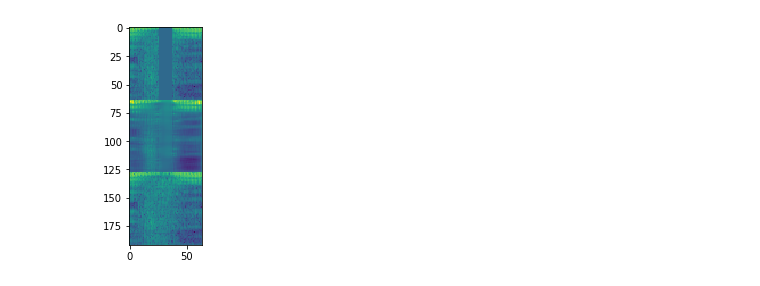
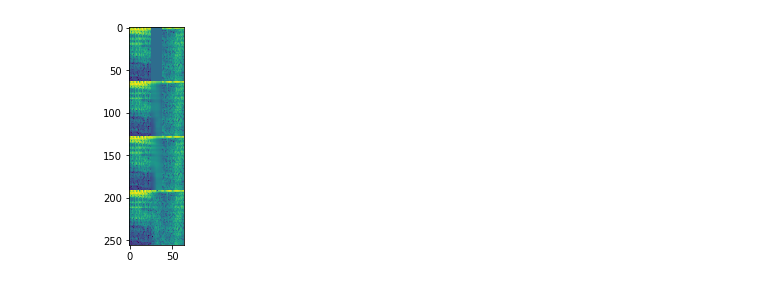
Before and after one commit to iamhectorotero/generative-audio-inpainting, a Jupyter notebook: plotting_pix2pix_losses.ipynb, the cells around one changed output. Saved outputs shown, nothing was run; the diff lists cells and outputs as text; code cells hidden in the pictures.

```diff
--- a/plotting_pix2pix_losses.ipynb
+++ b/plotting_pix2pix_losses.ipynb
@@ -9,7 +9,7 @@ import numpy as np
 with open ('results.pkl', 'rb') as fp:
     res = pickle.load(fp)
 
-sample_img = torch.load('10000.pt')
+sample_img = torch.load('0_0.pt')
 
 epoch = [x[0] for x in res]
 loss_D = [x[1] for x in res]
@@ -43,5 +45,5 @@ plt.show()
 # %%
-plt.imshow(sample_img[0][0])
+plt.imshow(sample_img[3][0])
 plt.show()
 # %% [output]
-[figure, old version]
+[figure, new version]
```
Also changed, not shown: parts of 5 cells of this notebook, 5 other files.
